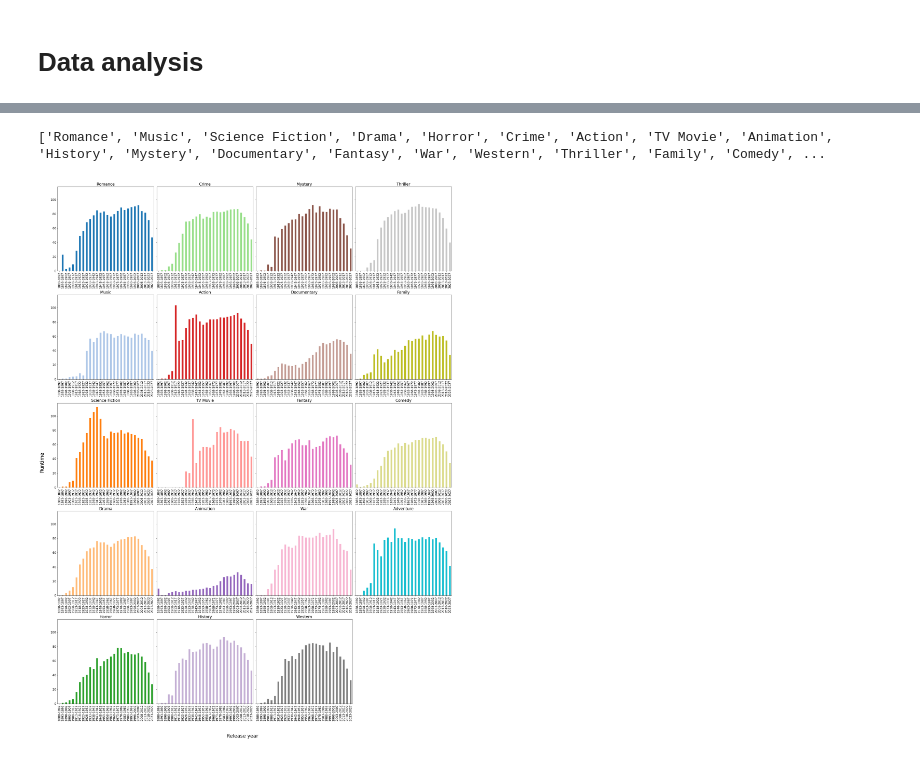
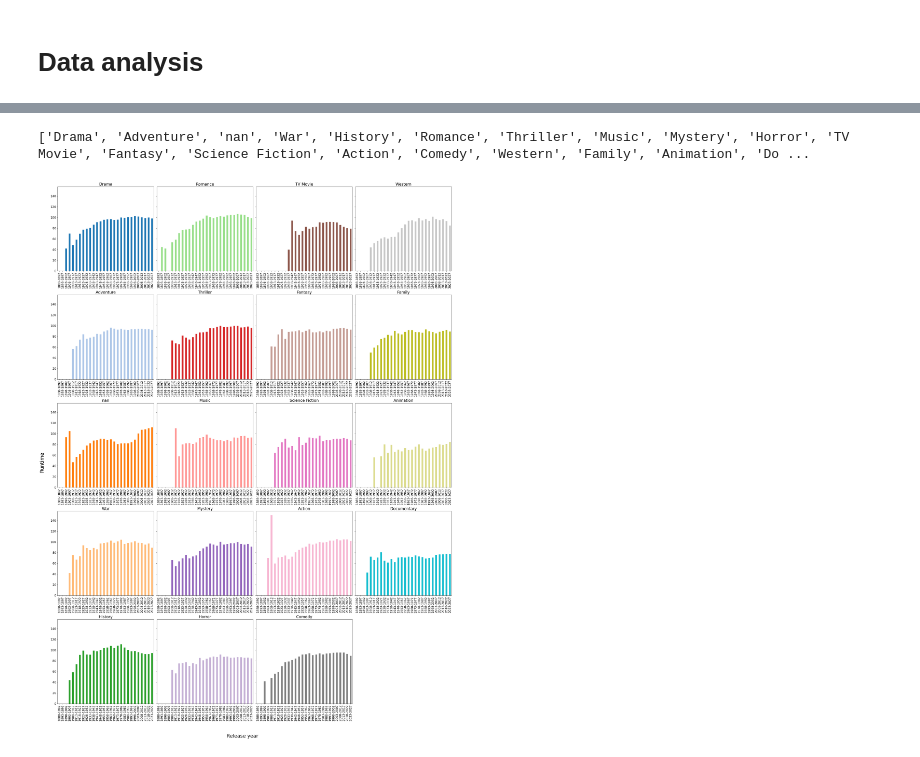
Before and after one commit to epfl-ada/ada-2024-project-alpacadreamagency, a Jupyter notebook: results.ipynb, the cells around one changed output, grey strips where cells are left out. Cells and saved outputs as stored; diff of their text form; code cells hidden in the pictures.

```diff
--- a/results.ipynb
+++ b/results.ipynb
@@ -8,6 +17,2 @@ import matplotlib.pyplot as plt
 # %% [markdown]
 # DATA LOADING
-# %%
-DATA_RUTE = r"data/"
-
-MOVIES = pd.read_csv(f"{DATA_RUTE}TMDB_movie_dataset_v11.csv")
@@ -34,0 +19,20 @@ MOVIES.head()
+# %%
+if SETTINGS["ORIGINAL_DATA"]:
+    column_names = [
+        "wikipedia_movie_ID",
+        "freebase_movie_ID",
+        "name",
+        "release_date",
+        "box_office_revenue",
+        "runtime",
+        "languages",
+        "countries",
+        "genres"
+    ]
+    MOVIES = pd.read_csv(f'{SETTINGS["OLD_DATA_RUTE"]}movie.metadata.tsv', sep='\t', header=None, encoding='utf-8', na_values=['NA', ''], names=column_names)
+else:
+    MOVIES = pd.read_csv(f"{SETTINGS["DATA_RUTE"]}TMDB_movie_dataset_v11.csv")
+    MOVIES = MOVIES.drop(columns=["homepage", "poster_path", "backdrop_path"])
+
+
+MOVIES.head()
@@ -41,7 +53,7 @@ MOVIES.head()
 # %% [markdown]
 ### Release date to year
 # %%
-MOVIES["release_year"] = pd.to_datetime(MOVIES['release_date']).dt.year
+MOVIES["release_year"] = pd.to_datetime(MOVIES['release_date'], errors='coerce').dt.year
 MOVIES["release_year"] = MOVIES["release_year"].fillna(0).astype(int)
 MOVIES["release_year"]
 # %% [output]
@@ -64,6 +76,7 @@ FIRST_MOVIE_YEAR = 1888
 ACTUAL_YEAR = 2024
 MOVIES = MOVIES[MOVIES["status"] == "Released"]
 MOVIES = MOVIES[(MOVIES["release_year"] >= FIRST_MOVIE_YEAR) & (MOVIES["release_year"] <= ACTUAL_YEAR) & (MOVIES["release_year"] != 0)]
+MOVIES = MOVIES[(MOVIES["runtime"] >= 40) & (MOVIES["runtime"] <= 200)]
 
 
 print(f"Fist year: {MOVIES["release_year"].min()}, Last year: {MOVIES["release_year"].max()}")
@@ -102,39 +115,39 @@ plt.tight_layout()
 import seaborn as sns
 unique_genre = set()
 MOVIES["genres"].astype(str).str.split(", ").apply(unique_genre.update)
-unique_genre.remove('nan')
+# unique_genre.remove('nan')
 unique_genre = list(unique_genre)
 print(unique_genre)
 
 fig, axes = plt.subplots(5, 4, figsize=(30, 40), sharey = True)
 fig.delaxes(axes[4, 3])
 colors = sns.color_palette("tab20", len(unique_genre))
 color_iter = iter(colors)
 
 for j in range(len(unique_genre)):
 
     filtered_df = MOVIES[MOVIES["genres"].astype(str).str.contains(unique_genre[j])]
     bin_size = 5
     movies_year_runtime = filtered_df.groupby("release_year")["runtime"].mean()
     binned_counts = {}
     for i in range(FIRST_MOVIE_YEAR, movies_year_runtime.index.max(), bin_size):
         bin_start, bin_end = i, i + bin_size - 1
 
         # Sum all the runtimes counts in this range.
         total_in_bin = movies_year_runtime[(movies_year_runtime.index >= bin_start) & (movies_year_runtime.index <= bin_end)].median()
 
         binned_counts[f'{bin_start}-{bin_end}'] = total_in_bin
 
 
     binned_token_counts = pd.Series(binned_counts)
     color = next(color_iter)
     ax = axes[j%5, j//5]
     binned_token_counts.plot(kind='bar', ax=ax, color=color, fontsize=15)
 
     ax.set_title(unique_genre[j], size = 20)
 fig.supxlabel('Release year', size = 25)
 fig.supylabel('Runtime', size = 25)
 fig.tight_layout(rect=(0.025,0.025,1,1))
 # %% [output]
-['Romance', 'Music', 'Science Fiction', 'Drama', 'Horror', 'Crime', 'Action', 'TV Movie', 'Animation', 'History', 'Mystery', 'Documentary', 'Fantasy', 'War', 'Western', 'Thriller', 'Family', 'Comedy', ...
+['Drama', 'Adventure', 'nan', 'War', 'History', 'Romance', 'Thriller', 'Music', 'Mystery', 'Horror', 'TV Movie', 'Fantasy', 'Science Fiction', 'Action', 'Comedy', 'Western', 'Family', 'Animation', 'Do ...
-[figure, old version]
+[figure, new version]
```
Also changed, not shown: parts of 8 cells of this notebook, 1 other file.
